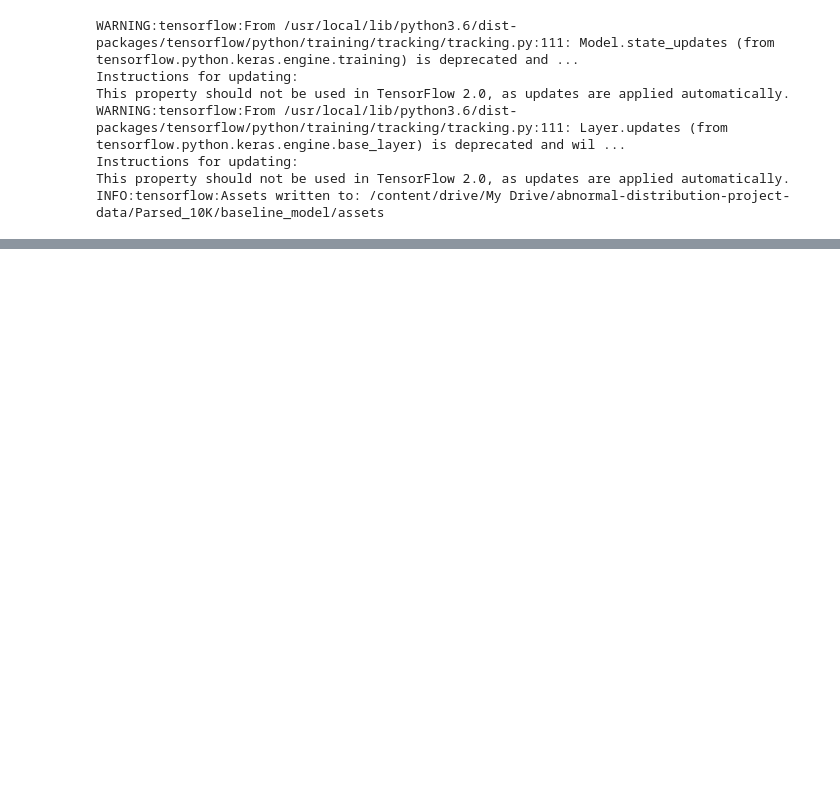
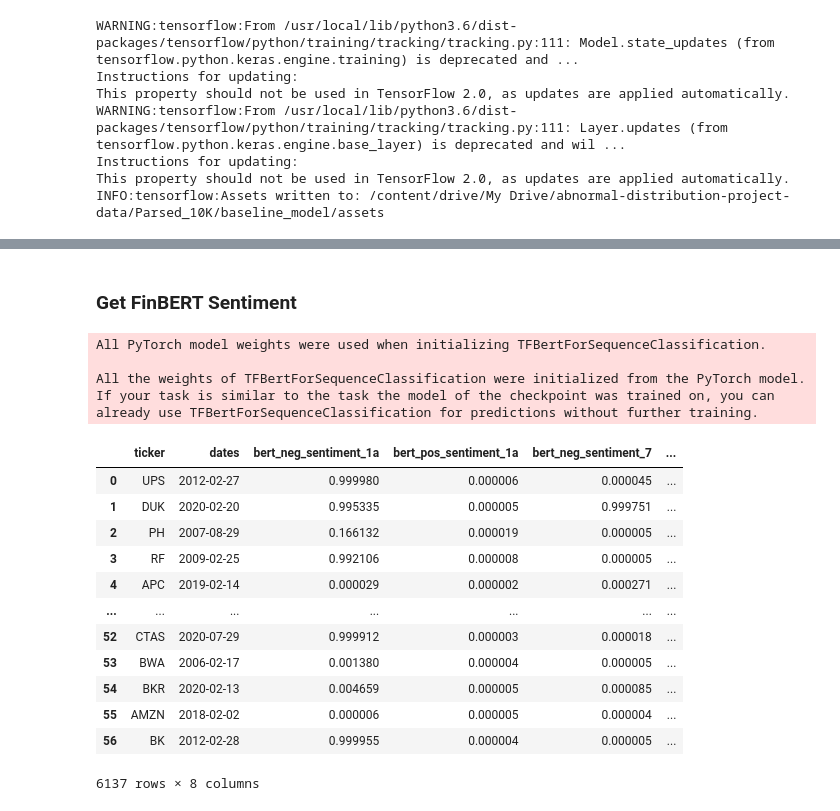
Before and after one commit to abnormal-distribution/AC295_abnormal-distribution, a Jupyter notebook: submissions/project_Abnormal-Distribution/10Ks_EDA_Model.ipynb, the cells around one changed output, grey strips where cells are left out. Cells and saved outputs as stored; diff of their text form; code cells hidden in the pictures; blank space fills up the shorter version.

```diff
--- a/submissions/project_Abnormal-Distribution/10Ks_EDA_Pipeline.ipynb
+++ b/submissions/project_Abnormal-Distribution/10Ks_EDA_Model.ipynb
@@ -1200,0 +1254,12 @@ INFO:tensorflow:Assets written to: /content/drive/My Drive/abnormal-distribution
+# %%
+tokenizer = BertTokenizer.from_pretrained("ipuneetrathore/bert-base-cased-finetuned-finBERT")
+def fin_tokenize(data):
+  data_tokenized =tokenizer.batch_encode_plus(data,
+                                              add_special_tokens = True, # add [CLS], [SEP]
+                                              max_length = 512,
+                                              padding='max_length',
+                                              return_token_type_ids = True,
+                                              return_attention_mask = True, # add attention mask to not focus on pad tokens
+                                              truncation='longest_first',
+                                              return_tensors="tf")
+  return data_tokenized
@@ -1200,0 +1325,50 @@ INFO:tensorflow:Assets written to: /content/drive/My Drive/abnormal-distribution
+# %%
+item1a_train = fin_tokenize(list(df['1a_summary']))
+item7_train = fin_tokenize(list(df['7_summary']))
+item7a_train = fin_tokenize(list(df['7a_summary']))
+
+batch_size = 64
+train_buffer_size = 5000
+validation_shuffle_buffer_size = 1000
+
+# Create TF Dataset - for daily returns
+train_data =tf.data.Dataset.from_tensor_slices((((item1a_train['input_ids'], item1a_train['token_type_ids'], item1a_train['attention_mask']),
+                                                 (item7_train['input_ids'], item7_train['token_type_ids'], item7_train['attention_mask']),
+                                                 (item7a_train['input_ids'], item7a_train['token_type_ids'], item7a_train['attention_mask'])),
+                                                (df['ticker'], df['dates'].astype(str))))
+
+train_data = train_data.shuffle(buffer_size=train_buffer_size).batch(batch_size)
+train_data = train_data.cache().prefetch(buffer_size=100)
+# %% [markdown]
+### Get FinBERT Sentiment
+# %%
+model_sentiment = get_finBERT_sentiment()
+df_outputs = pd.DataFrame()
+for input, ticker_dates in tqdm(train_data):
+  temp_df = get_finmodel_output(model_sentiment, input, ticker_dates)
+  df_outputs = pd.concat([df_outputs, temp_df])
+# %% [output]
+All PyTorch model weights were used when initializing TFBertForSequenceClassification.
+
+All the weights of TFBertForSequenceClassification were initialized from the PyTorch model.
+If your task is similar to the task the model of the checkpoint was trained on, you can already use TFBertForSequenceClassification for predictions without further training.
+# %%
+df_outputs['ticker'] = df_outputs['ticker'].str.decode("utf-8")
+df_outputs['dates'] = df_outputs['dates'].str.decode("utf-8")
+df_outputs['dates'] = pd.to_datetime(df_outputs['dates'])
+# %%
+df_outputs
+# %% [output]
+|  | ticker | dates | bert_neg_sentiment_1a | bert_pos_sentiment_1a | bert_neg_sentiment_7 | ... |
+| 0 | UPS | 2012-02-27 | 0.999980 | 0.000006 | 0.000045 | ... |
+| 1 | DUK | 2020-02-20 | 0.995335 | 0.000005 | 0.999751 | ... |
+| 2 | PH | 2007-08-29 | 0.166132 | 0.000019 | 0.000005 | ... |
+| 3 | RF | 2009-02-25 | 0.992106 | 0.000008 | 0.000005 | ... |
+| 4 | APC | 2019-02-14 | 0.000029 | 0.000002 | 0.000271 | ... |
+| ... | ... | ... | ... | ... | ... | ... |
+| 52 | CTAS | 2020-07-29 | 0.999912 | 0.000003 | 0.000018 | ... |
+| 53 | BWA | 2006-02-17 | 0.001380 | 0.000004 | 0.000005 | ... |
+| 54 | BKR | 2020-02-13 | 0.004659 | 0.000005 | 0.000085 | ... |
+| 55 | AMZN | 2018-02-02 | 0.000006 | 0.000005 | 0.000004 | ... |
+| 56 | BK | 2012-02-28 | 0.999955 | 0.000004 | 0.000005 | ... |
+6137 rows × 8 columns
```
Also changed, not shown: parts of 53 cells of this notebook, 1 other file.
